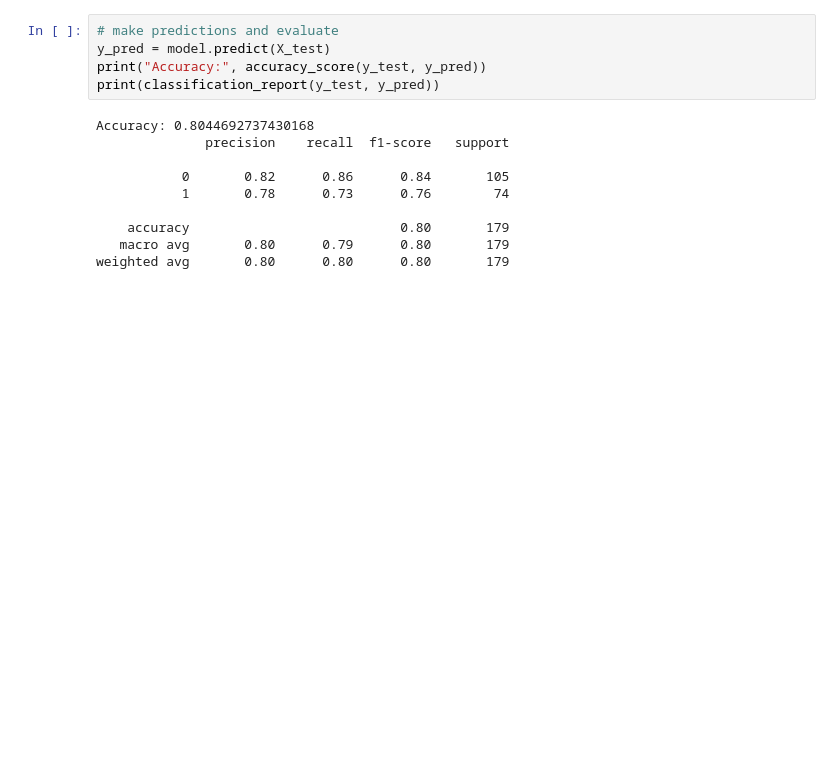
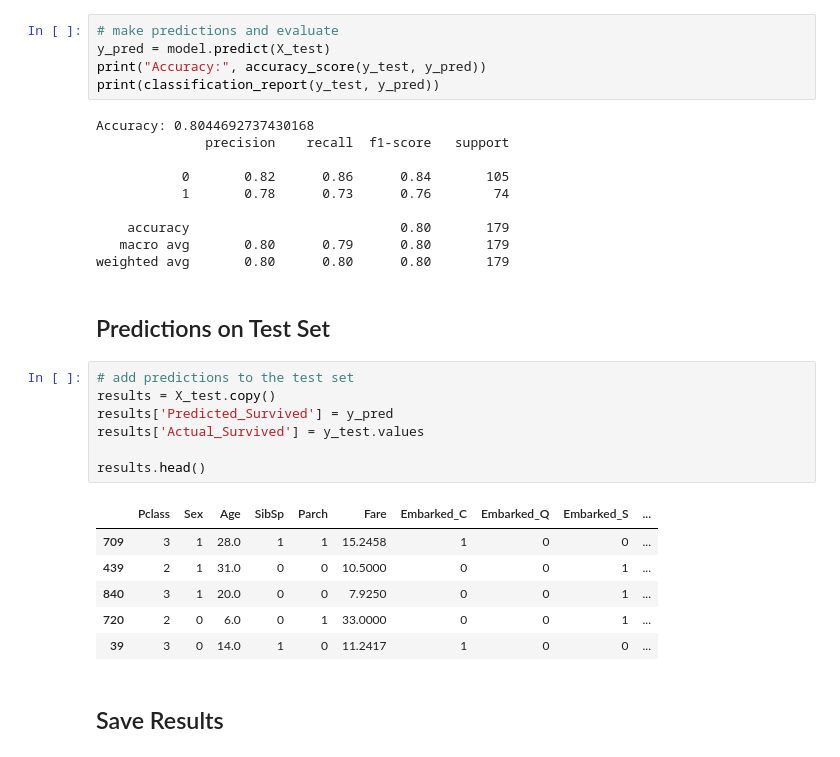
Before and after one commit to darhensu/ENCRYPTIX-Data-Science-Internship, a Jupyter notebook: notebooks/Task 1 - Titanic Survival Prediction.ipynb, the cells around one changed output. Drawn from its saved outputs; the diff is of its cells as text; blank space fills up the shorter version.

```diff
--- a/notebooks/Task 1 - Titanic Survival Prediction.ipynb
+++ b/notebooks/Task 1 - Titanic Survival Prediction.ipynb
@@ -237,3 +290,21 @@ Accuracy: 0.8044692737430168
     accuracy                           0.80       179
    macro avg       0.80      0.79      0.80       179
 weighted avg       0.80      0.80      0.80       179
+# %% [markdown]
+## Predictions on Test Set
+# %%
+# add predictions to the test set
+results = X_test.copy()
+results['Predicted_Survived'] = y_pred
+results['Actual_Survived'] = y_test.values
+
+results.head()
+# %% [output]
+|  | Pclass | Sex | Age | SibSp | Parch | Fare | Embarked_C | Embarked_Q | Embarked_S | ... |
+| 709 | 3 | 1 | 28.0 | 1 | 1 | 15.2458 | 1 | 0 | 0 | ... |
+| 439 | 2 | 1 | 31.0 | 0 | 0 | 10.5000 | 0 | 0 | 1 | ... |
+| 840 | 3 | 1 | 20.0 | 0 | 0 | 7.9250 | 0 | 0 | 1 | ... |
+| 720 | 2 | 0 | 6.0 | 0 | 1 | 33.0000 | 0 | 0 | 1 | ... |
+| 39 | 3 | 0 | 14.0 | 1 | 0 | 11.2417 | 1 | 0 | 0 | ... |
+# %% [markdown]
+## Save Results
```
Also changed, not shown: parts of 11 cells of this notebook, 2 other files.
